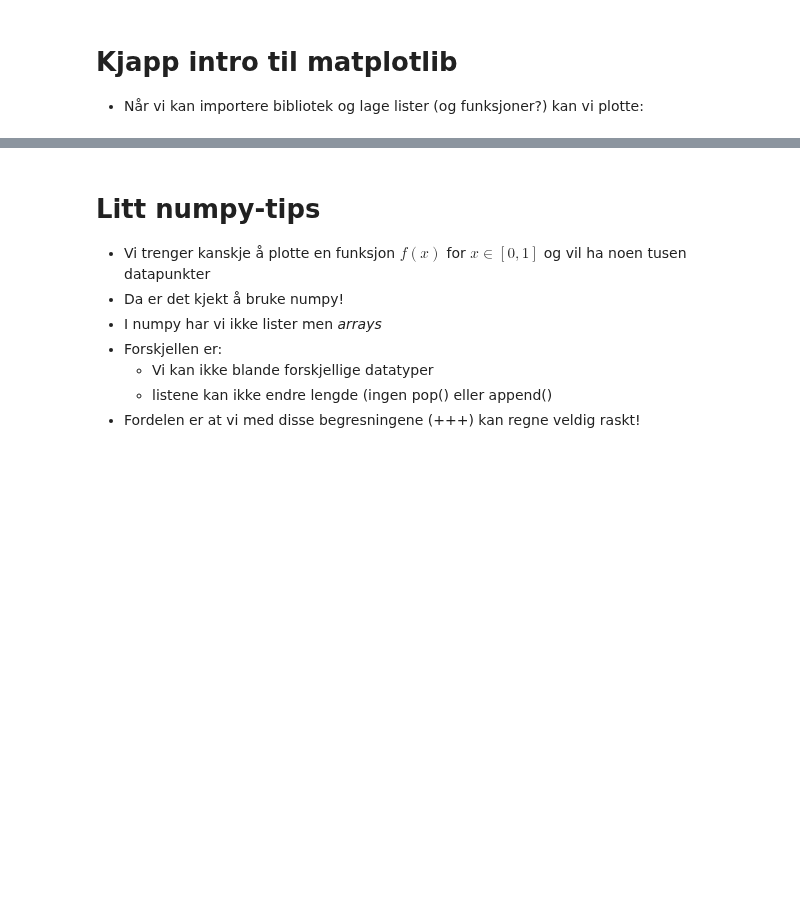
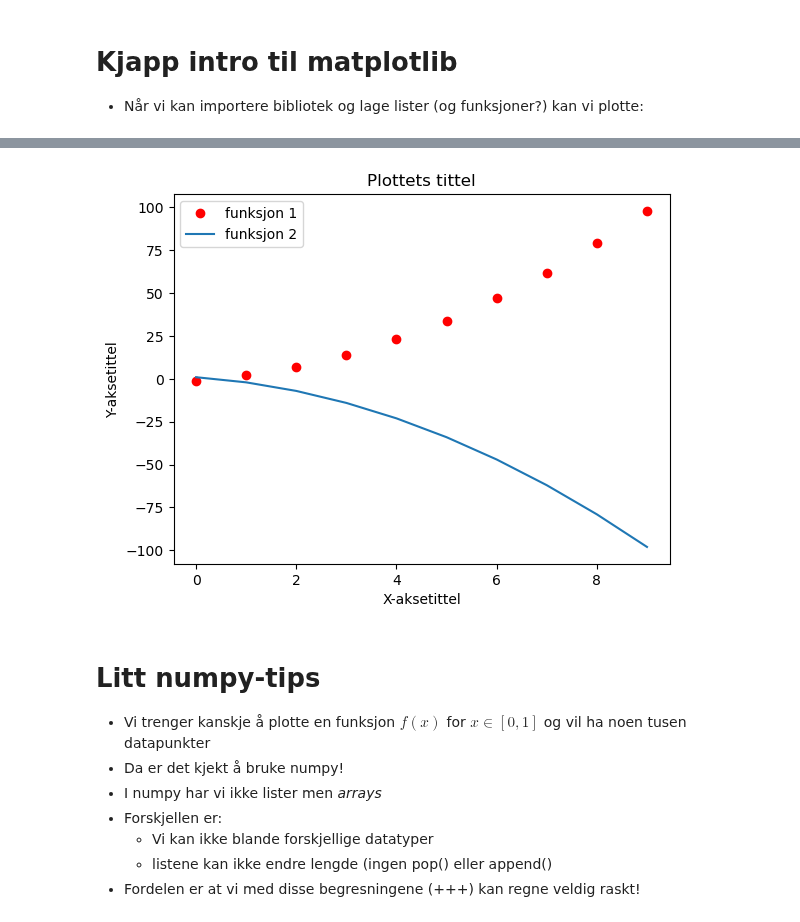
Before and after one commit to jonasjul/IIRA2001H24, a Jupyter notebook: 2-datastrukturer-plotting-loops/Datastrukturer-lokker-plotting-JH.ipynb, the cells around one changed output, grey strips where cells are left out. Drawn from its saved outputs; the diff is of its cells as text; code cells hidden in the pictures; blank space fills up the shorter version.

```diff
--- a/2-datastrukturer-plotting-loops/Datastrukturer-lokker-plotting-JH.ipynb
+++ b/2-datastrukturer-plotting-loops/Datastrukturer-lokker-plotting-JH.ipynb
@@ -246,7 +303,22 @@ def andregradsfunksjon(x):
 # %%
 #Plotte flere grafer i samme plott
 def f(x):
     return -andregradsfunksjon(x)
+
+y2_liste = []
+for x in x_liste:
+    y2_liste.append(f(x))
+
+
+plt.plot(x_liste, y_liste, 'o', color="red", label="funksjon 1")
+plt.plot(x_liste, y2_liste, label="funksjon 2")
+plt.title("Plottets tittel")
+plt.xlabel("X-aksetittel")
+plt.ylabel("Y-aksetittel")
+plt.legend()
+plt.show()
+# %% [output]
+[figure, added]
 # %% [markdown]
 # Litt numpy-tips
 * Vi trenger kanskje å plotte en funksjon $f(x)$ for $x \in [0,1]$ og vil ha noen tusen datapunkter
```
Also changed, not shown: parts of 4 cells of this notebook.
